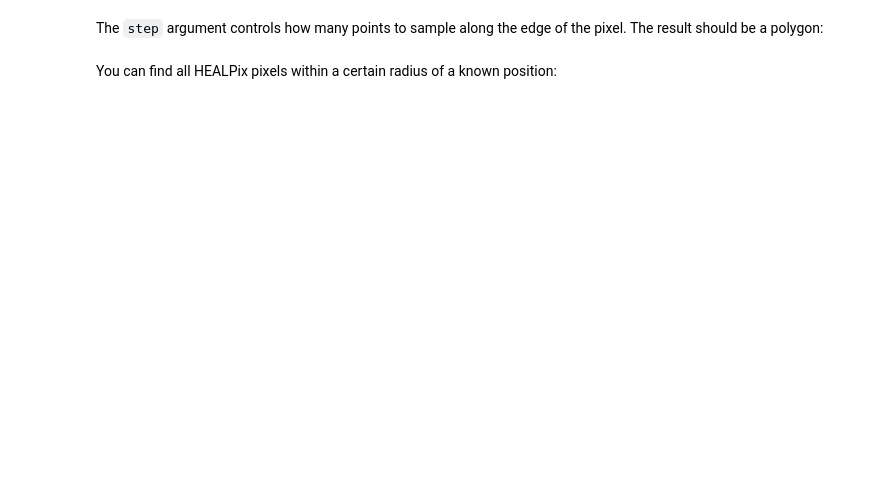
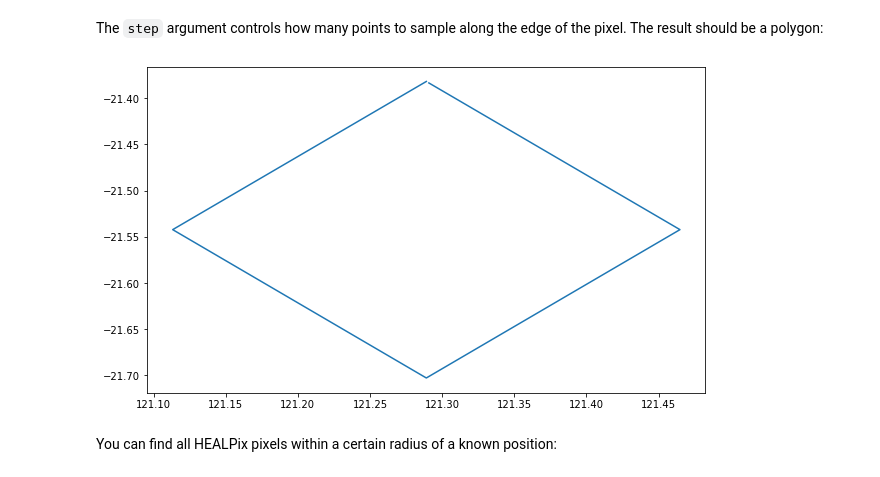
Before and after one commit to maria8ch/ASTR497, a Jupyter notebook: astropy_notebooks/15-healpix.ipynb, the cells around one changed output. Drawn from its saved outputs; the diff is of its cells as text; code cells hidden in the pictures; blank space fills up the shorter version.

```diff
--- a/astropy_notebooks/15-healpix.ipynb
+++ b/astropy_notebooks/15-healpix.ipynb
@@ -56,3 +68,7 @@ For this tutorial, we will be using a downsampled version of the Planck HFI 857G
 ## Using astropy-healpix
 
 To start off, we can open the HEALPix file (which is a FITS file) with astropy.io.fits:
+# %%
+from astropy.io import fits
+hdulist = fits.open('data/HFI_SkyMap_857_2048_R1.10_nominal_ZodiCorrected_lowres.fits')
+hdulist.info()
@@ -63,2 +119,6 @@ With this information we can now construct a ``HEALPix`` object:
+# %%
+hp = HEALPix(nside=hdulist[1].header['NSIDE'],
+             order=hdulist[1].header['ORDERING'],
+             frame=Galactic())
 # %% [markdown]
 We can then use this object to manipulate the HEALPix map. To start off, we can find out what the coordinates of specific pixels are:
@@ -67,2 +138,5 @@ and vice-versa:
 # %% [markdown]
 You can also find out what the boundaries of a pixel are:
+# %%
+edge = hp.boundaries_skycoord(649476, step=100)
+edge
@@ -69,4 +161,8 @@ You can also find out what the boundaries of a pixel are:
 # %% [markdown]
 The ``step`` argument controls how many points to sample along the edge of the pixel. The result should be a polygon:
+# %%
+plt.plot(edge[0].l.deg, edge[0].b.deg);
+# %% [output]
+[figure, added]
 # %% [markdown]
 You can find all HEALPix pixels within a certain radius of a known position:
```
Also changed, not shown: parts of 16 cells of this notebook.
